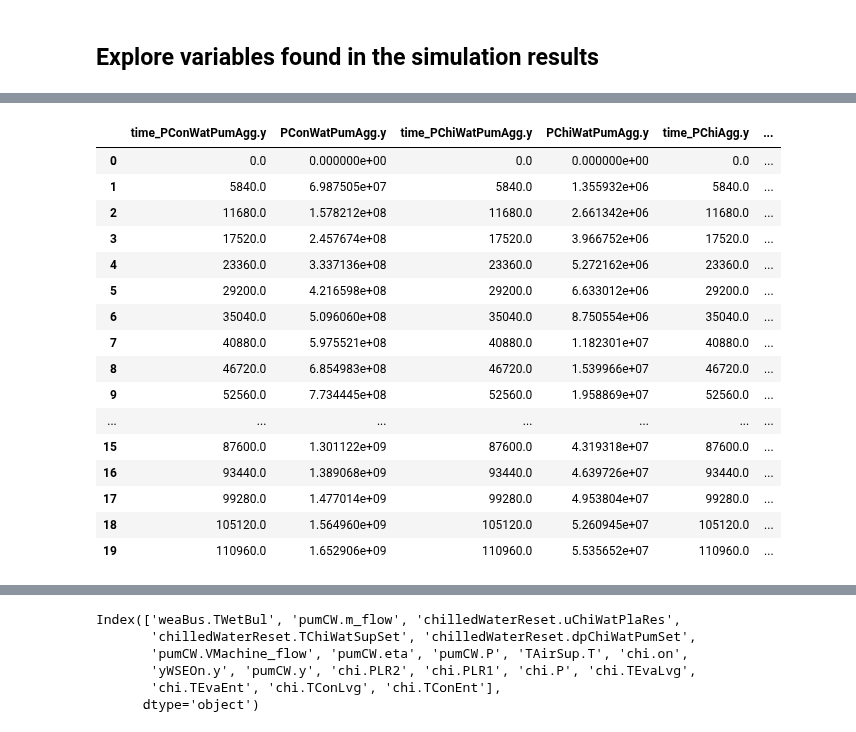
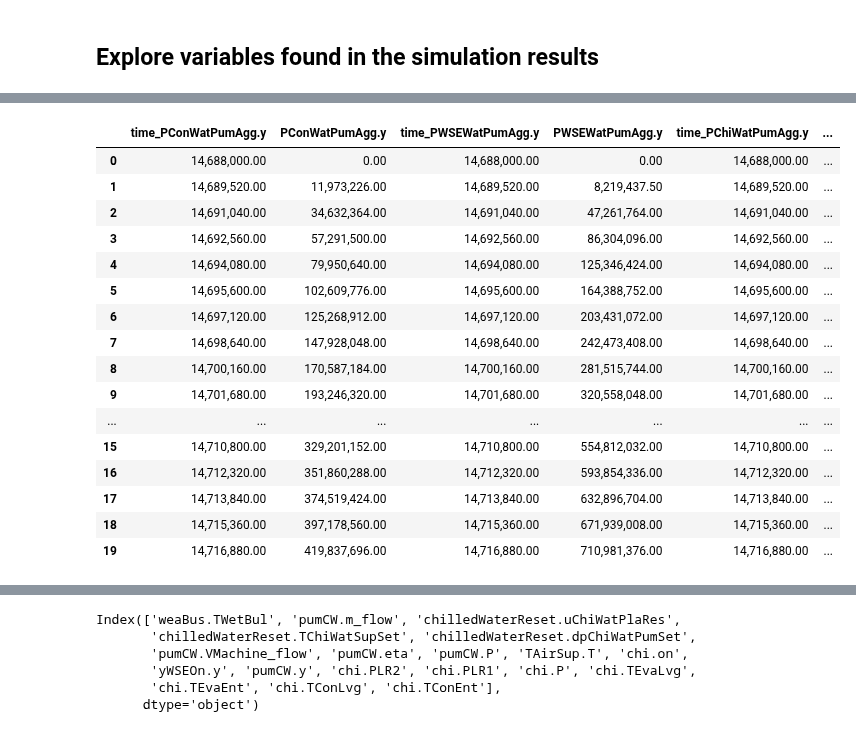
Before and after one commit to lbl-srg/obc, a Jupyter notebook: examples/case_study_2/post_process.ipynb, the cells around one changed output, grey strips where cells are left out. Cells and saved outputs as stored; diff of their text form; code cells hidden in the pictures.

```diff
--- a/examples/case_study_2/post_process.ipynb
+++ b/examples/case_study_2/post_process.ipynb
@@ -102,8 +102,11 @@ def get_partial_results(case_name, list_of_variables, simulator = "dymola",
     reader = get_results(case_name, simulator = simulator)
     d = dict()
     for v in list_of_variables:
-        d['time_' + v] = reader.values(v)[0]
-        d[v] = reader.values(v)[1]
+        try:
+            d['time_' + v] = reader.values(v)[0]
+            d[v] = reader.values(v)[1]
+        except:
+            print("Variable {} not found in case {} for simulator {}".format(v, case_name, simulator))
 
     if as_dataframe:
         import pandas as pd
@@ -121,8 +124,11 @@ all_case_names = cases.get_list_of_case_names()
 print("Found cases:", all_case_names)
 
 res = {"optimica" : dict(), "dymola" : dict()}
+simulators = ["dymola", "optimica"]
 
-simulators = ["dymola", "optimica"]
+res = {"dymola" : dict()}
+simulators = ["dymola"]
+
 for simulator in simulators:
     for case_name in all_case_names:
         res[simulator][case_name] = get_results(case_name, simulator)
@@ -146,6 +152,6 @@ simulators = ["dymola", "optimica"]
 for simulator in simulators:
     for case in all_case_names:
         PAgg[simulator][case] = get_partial_results(
-            case,  ["PConWatPumAgg.y", "PChiWatPumAgg.y", "PChiAgg.y", "PCooTowAgg.y", "PSupFanAgg.y","QRooIntGaiAgg.y"],
+            case,  ["PConWatPumAgg.y", "PWSEWatPumAgg.y", "PChiWatPumAgg.y", "PChiAgg.y", "PCooTowAgg.y", "PSupFanAgg.y","QRooIntGaiAgg.y"],
             simulator, as_dataframe=True, equidistant = simulator == "dymola")
         PAgg[simulator][case] = PAgg[simulator][case].loc[(PAgg[simulator][case].index % 2)==0,:].reset_index(drop=True)
@@ -152,21 +176,21 @@ for simulator in simulators:
 # %%
 PAgg["dymola"]['base_annual'].head(10)
-PAgg["dymola"]['1711_wse_annual'].head(20)
+PAgg["dymola"]['base_2loop_summer'].head(20)
 # %% [output]
-|  | time_PConWatPumAgg.y | PConWatPumAgg.y | time_PChiWatPumAgg.y | PChiWatPumAgg.y | time_PChiAgg.y | ... |
-| 0 | 0.0 | 0.000000e+00 | 0.0 | 0.000000e+00 | 0.0 | ... |
-| 1 | 5840.0 | 6.987505e+07 | 5840.0 | 1.355932e+06 | 5840.0 | ... |
-| 2 | 11680.0 | 1.578212e+08 | 11680.0 | 2.661342e+06 | 11680.0 | ... |
-| 3 | 17520.0 | 2.457674e+08 | 17520.0 | 3.966752e+06 | 17520.0 | ... |
-| 4 | 23360.0 | 3.337136e+08 | 23360.0 | 5.272162e+06 | 23360.0 | ... |
-| 5 | 29200.0 | 4.216598e+08 | 29200.0 | 6.633012e+06 | 29200.0 | ... |
-| 6 | 35040.0 | 5.096060e+08 | 35040.0 | 8.750554e+06 | 35040.0 | ... |
-| 7 | 40880.0 | 5.975521e+08 | 40880.0 | 1.182301e+07 | 40880.0 | ... |
-| 8 | 46720.0 | 6.854983e+08 | 46720.0 | 1.539966e+07 | 46720.0 | ... |
-| 9 | 52560.0 | 7.734445e+08 | 52560.0 | 1.958869e+07 | 52560.0 | ... |
+|  | time_PConWatPumAgg.y | PConWatPumAgg.y | time_PWSEWatPumAgg.y | PWSEWatPumAgg.y | time_PChiWatPumAgg.y | ... |
+| 0 | 14,688,000.00 | 0.00 | 14,688,000.00 | 0.00 | 14,688,000.00 | ... |
+| 1 | 14,689,520.00 | 11,973,226.00 | 14,689,520.00 | 8,219,437.50 | 14,689,520.00 | ... |
+| 2 | 14,691,040.00 | 34,632,364.00 | 14,691,040.00 | 47,261,764.00 | 14,691,040.00 | ... |
+| 3 | 14,692,560.00 | 57,291,500.00 | 14,692,560.00 | 86,304,096.00 | 14,692,560.00 | ... |
+| 4 | 14,694,080.00 | 79,950,640.00 | 14,694,080.00 | 125,346,424.00 | 14,694,080.00 | ... |
+| 5 | 14,695,600.00 | 102,609,776.00 | 14,695,600.00 | 164,388,752.00 | 14,695,600.00 | ... |
+| 6 | 14,697,120.00 | 125,268,912.00 | 14,697,120.00 | 203,431,072.00 | 14,697,120.00 | ... |
+| 7 | 14,698,640.00 | 147,928,048.00 | 14,698,640.00 | 242,473,408.00 | 14,698,640.00 | ... |
+| 8 | 14,700,160.00 | 170,587,184.00 | 14,700,160.00 | 281,515,744.00 | 14,700,160.00 | ... |
+| 9 | 14,701,680.00 | 193,246,320.00 | 14,701,680.00 | 320,558,048.00 | 14,701,680.00 | ... |
 | ... | ... | ... | ... | ... | ... | ... |
-| 15 | 87600.0 | 1.301122e+09 | 87600.0 | 4.319318e+07 | 87600.0 | ... |
-| 16 | 93440.0 | 1.389068e+09 | 93440.0 | 4.639726e+07 | 93440.0 | ... |
-| 17 | 99280.0 | 1.477014e+09 | 99280.0 | 4.953804e+07 | 99280.0 | ... |
-| 18 | 105120.0 | 1.564960e+09 | 105120.0 | 5.260945e+07 | 105120.0 | ... |
-| 19 | 110960.0 | 1.652906e+09 | 110960.0 | 5.535652e+07 | 110960.0 | ... |
+| 15 | 14,710,800.00 | 329,201,152.00 | 14,710,800.00 | 554,812,032.00 | 14,710,800.00 | ... |
+| 16 | 14,712,320.00 | 351,860,288.00 | 14,712,320.00 | 593,854,336.00 | 14,712,320.00 | ... |
+| 17 | 14,713,840.00 | 374,519,424.00 | 14,713,840.00 | 632,896,704.00 | 14,713,840.00 | ... |
+| 18 | 14,715,360.00 | 397,178,560.00 | 14,715,360.00 | 671,939,008.00 | 14,715,360.00 | ... |
+| 19 | 14,716,880.00 | 419,837,696.00 | 14,716,880.00 | 710,981,376.00 | 14,716,880.00 | ... |
```
Also changed, not shown: parts of 28 cells of this notebook, 7 other files.
